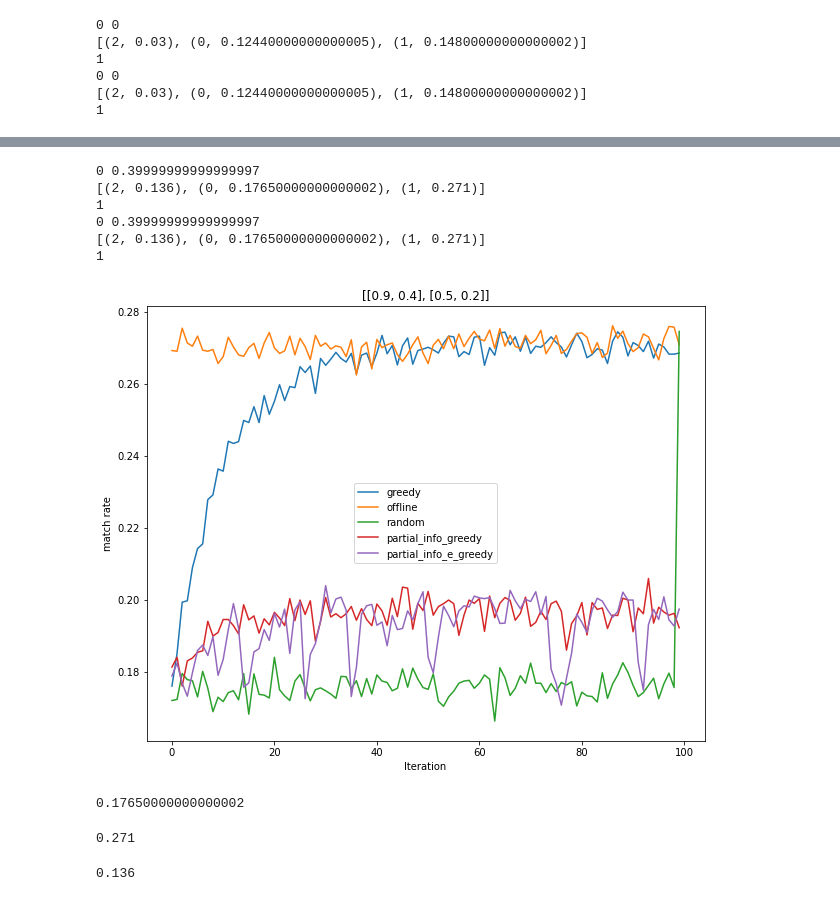
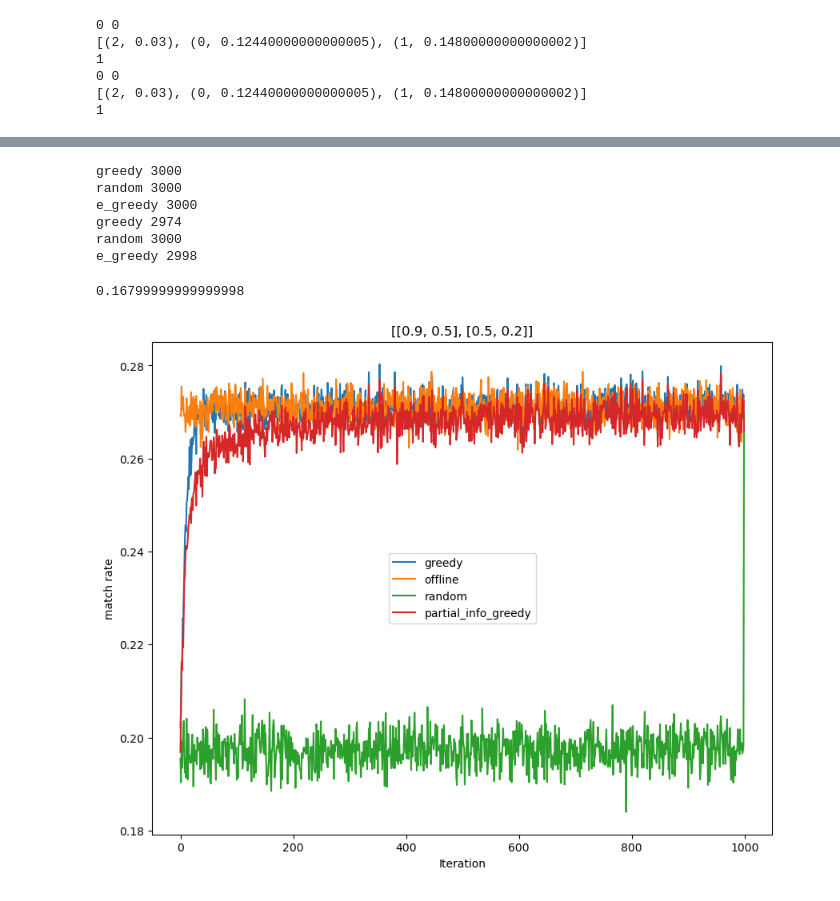
Before and after one commit to ppxwdy/capture_uncertain_in_dating, a Jupyter notebook: charts2.ipynb, the cells around one changed output, grey strips where cells are left out. Drawn from its saved outputs; the diff is of its cells as text; code cells hidden in the pictures.

```diff
--- a/charts2.ipynb
+++ b/charts2.ipynb
@@ -126,7 +126,7 @@ plt.show()
 # %%
 N = 10000
-T = 100
-match_prob = [[0.9, 0.4], [0.5, 0.2]]
+T = 1000
+match_prob = [[0.9, 0.5], [0.5, 0.2]]
 ratio1 = 0.3
 ratio2 = 0.3
 initial_guess = [ratio1, ratio2]
@@ -134,43 +134,37 @@ r_s, r_o, r_r, _= simulation(N, T, match_prob, ratio1, ratio2, initial_guess)
 
 partial_s, partial_o, partial_r, partial_e = simulation(N, T, match_prob, ratio1, ratio2, initial_guess, full_info=False)
 # %% [output]
-0 0.39999999999999997
-[(2, 0.136), (0, 0.17650000000000002), (1, 0.271)]
-1
-0 0.39999999999999997
-[(2, 0.136), (0, 0.17650000000000002), (1, 0.271)]
-1
+greedy 3000
+random 3000
+e_greedy 3000
+greedy 2974
+random 3000
+e_greedy 2998
+# %%
+0.09*0.81 + 0.49 *0.36 + 2 * 0.21*0.04
+0.3*0.81 + 0.7 * 0.36
+0.4*0.36 + 0.024
+# %% [output]
+0.16799999999999998
 # %%
 plt.figure(figsize=(10, 8))
 r_s_ = [i/N for i in r_s]
 r_o_ = [i/N for i in r_o]
 r_r_ = [i/N for i in r_r]
 # r_e_ = [i/N for i in r_e]
 p_s_ = [i/N for i in partial_s]
 p_e_ = [i/N for i in partial_e]
 plt.plot([i for i in range(T)], r_s_, label='greedy')
 plt.plot([i for i in range(T)], r_o_, label='offline')
 plt.plot([i for i in range(T)], r_r_, label='random')
 # plt.plot([i for i in range(T)], r_e_, label='epsilon-greedy')
 plt.plot([i for i in range(T)], p_s_, label='partial_info_greedy')
-plt.plot([i for i in range(T)], p_e_, label='partial_info_e_greedy')
+# plt.plot([i for i in range(T)], p_e_, label='partial_info_e_greedy')
 
 plt.xlabel('Iteration')
 plt.ylabel('match rate')
 plt.title(f'{match_prob}')
 plt.legend()
 plt.show()
 # %% [output]
-[figure, old version]
+[figure, new version]
-# %%
-0.3**2 * 0.9**2 + 2*0.3*0.7*0.4*0.5 + 0.7**2 * 0.2**2
-# %% [output]
-0.17650000000000002
-# %%
-0.3*0.9**2 + 0.7 * 0.2**2
-# %% [output]
-0.271
-# %%
-0.12 + 0.4*0.2**2
-# %% [output]
-0.136
```
Also changed, not shown: parts of 8 cells of this notebook, 3 other files.
